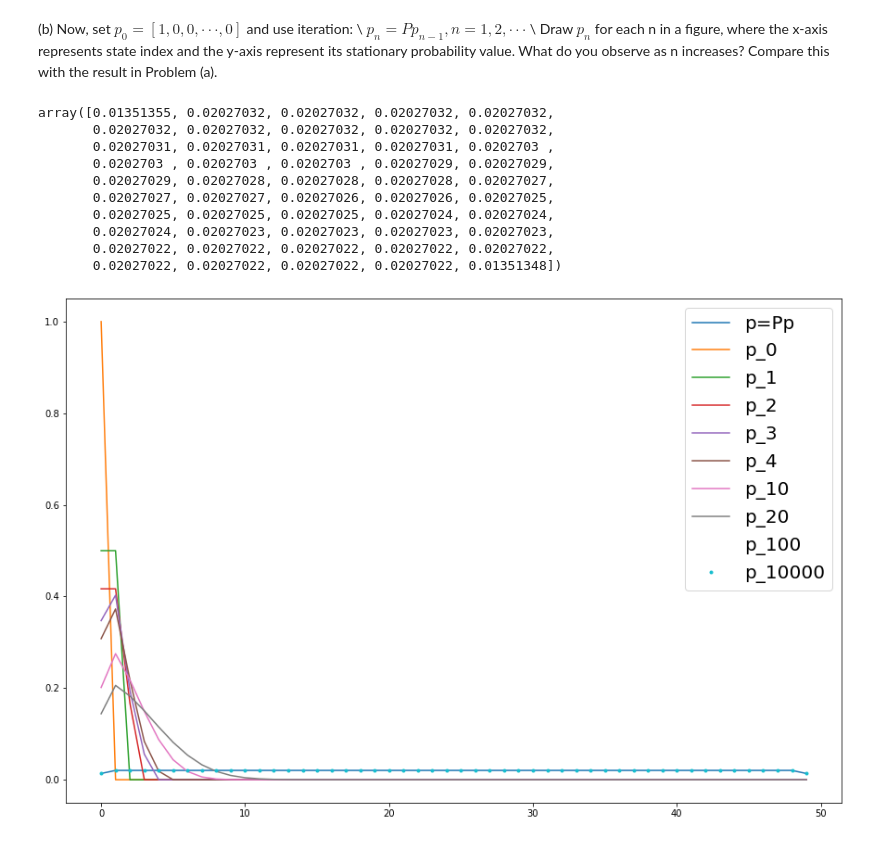
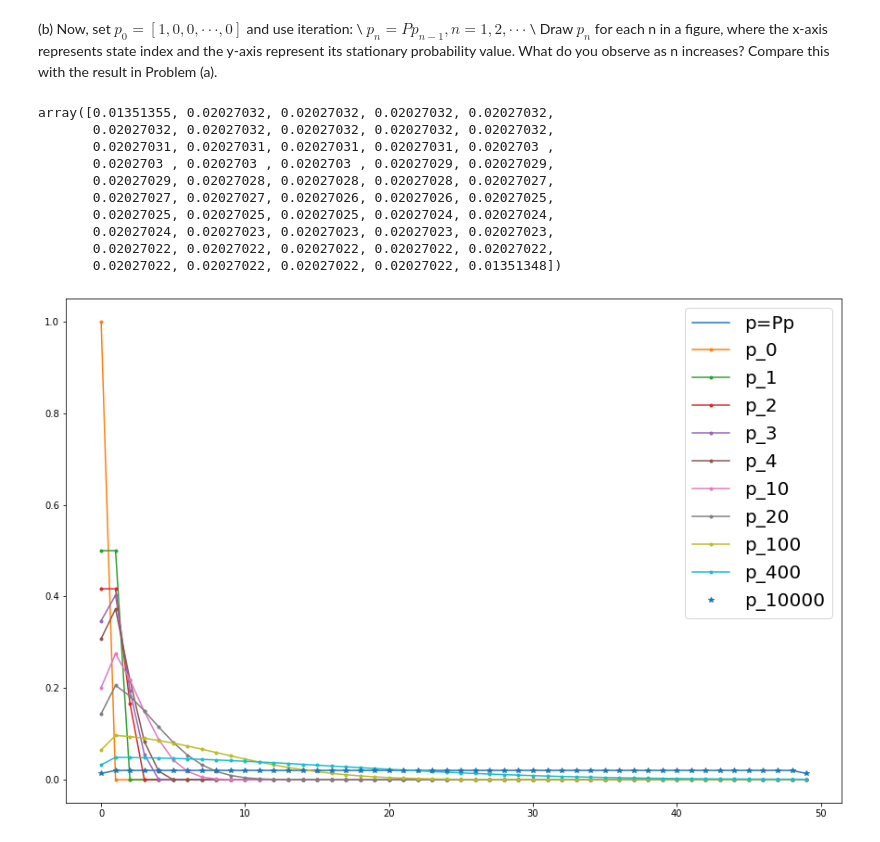
Before and after one commit to OkYongChoi/prob-and-randprocess, a Jupyter notebook: markov_chains.ipynb, the cells around one changed output. Cells and saved outputs as stored; diff of their text form; code cells hidden in the pictures.

Commit message:
Correct the plot

```diff
--- a/markov_chains.ipynb
+++ b/markov_chains.ipynb
@@ -70,37 +70,39 @@ Draw $p_{n}$ for each n in a figure, where the x-axis represents state index and
 import matplotlib.pyplot as plt
 
 fig, ax = plt.subplots(figsize=(15, 10))  # Create a figure and an axes.
 plt.plot(p, label='p=Pp')
 p_0 = np.zeros(50)
 p_0[0] = 1
-plt.plot(p_0, label= 'p_0')
+plt.plot(p_0, '.-', label= 'p_0')
 inf_P = np.identity(50)
 for i in range(10000):
     inf_P = inf_P @ P
     if i < 4:
-        plt.plot(inf_P @ p_0 , label= "p_"+str(i+1))
+        plt.plot(inf_P @ p_0 , '.-', label= "p_"+str(i+1))
     elif i == 9:
-        plt.plot(inf_P @ p_0 , label= "p_"+str(i+1))
+        plt.plot(inf_P @ p_0 , '.-', label= "p_"+str(i+1))
     elif i == 19:
-        plt.plot(inf_P @ p_0 , label= "p_"+str(i+1))
+        plt.plot(inf_P @ p_0 , '.-', label= "p_"+str(i+1))
     elif i == 99:
-        plt.plot(inf_P @ p_0 , linestyle = 'None', label= "p_"+str(i+1))
+        plt.plot(inf_P @ p_0 , '.-', label= "p_"+str(i+1))
+    elif i == 399:
+        plt.plot(inf_P @ p_0 , '.-', label= "p_"+str(i+1))
     elif i == 9999:
-        plt.plot(inf_P @ p_0 ,'.',linestyle = 'None', label= "p_"+str(i+1))
+        plt.plot(inf_P @ p_0 , '*', linestyle = 'None', label= "p_"+str(i+1))
 plt.legend(prop={"size":20})
 
 
 stationary_p = inf_P @ p_0
 stationary_p
 # %% [output]
 array([0.01351355, 0.02027032, 0.02027032, 0.02027032, 0.02027032,
        0.02027032, 0.02027032, 0.02027032, 0.02027032, 0.02027032,
        0.02027031, 0.02027031, 0.02027031, 0.02027031, 0.0202703 ,
        0.0202703 , 0.0202703 , 0.0202703 , 0.02027029, 0.02027029,
        0.02027029, 0.02027028, 0.02027028, 0.02027028, 0.02027027,
        0.02027027, 0.02027027, 0.02027026, 0.02027026, 0.02027025,
        0.02027025, 0.02027025, 0.02027025, 0.02027024, 0.02027024,
        0.02027024, 0.02027023, 0.02027023, 0.02027023, 0.02027023,
        0.02027022, 0.02027022, 0.02027022, 0.02027022, 0.02027022,
        0.02027022, 0.02027022, 0.02027022, 0.02027022, 0.01351348])
-[figure, old version]
+[figure, new version]
```
